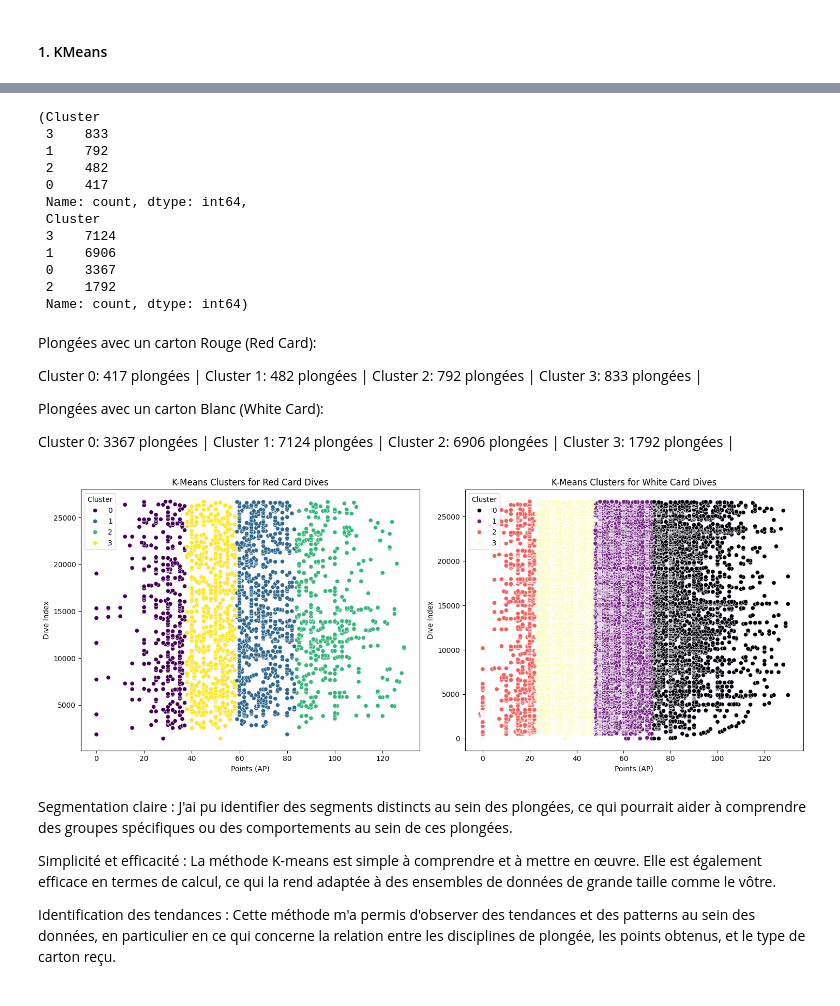
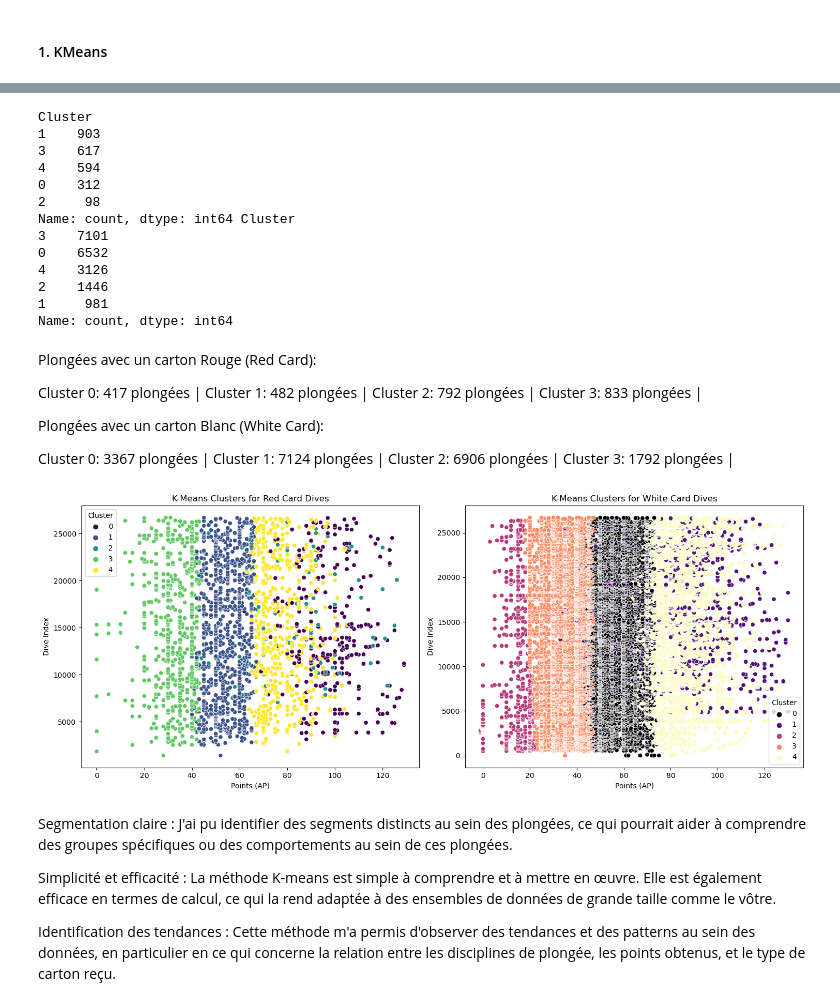
Before and after one commit to ai-mohammed/Projet-Machine-Learning-apn-e, a Jupyter notebook: src/Machine_learning.ipynb, the cells around one changed output, grey strips where cells are left out. Saved outputs shown, nothing was run; the diff lists cells and outputs as text; code cells hidden in the pictures.

```diff
--- a/src/Machine_learning.ipynb
+++ b/src/Machine_learning.ipynb
@@ -22,7 +22,7 @@ from sklearn.linear_model import LogisticRegression
 # %% [markdown]
 ## Load the Dataset
 # %%
-df = pd.read_csv('../../Data/for_ml_df.csv').drop("Unnamed: 0", axis=1)
+df = pd.read_csv('../Data/for_ml_df.csv').drop("Unnamed: 0", axis=1)
 df.head()
 # %% [output]
 |  | Gender_F | Gender_M | Discipline_CNF | Discipline_CWT | Discipline_CWTB | Discipline_FIM | Card_RED | ... |
@@ -130,3 +144,15 @@ There's a moderately negative correlation between Card_WHITE and both Experience
+# %%
+selected_features = [
+    'Discipline_CNF',
+    'Discipline_CWT',
+    'Discipline_CWTB',
+    'Discipline_FIM',
+    'AP',
+    'Month',
+    'Year',
+    'Experience Dive',
+    'Experience Discipline'
+]
 # %% [markdown]
 #### 1. KMeans
 # %%
@@ -173,19 +191,11 @@ wcss_white = kmeans_clustering_and_elbow_plot(white_card_data, features_for_clus
 # %%
+# Filtering data for Red Card and White Card
+red_card_data = df[df['Card_RED'] == 1][selected_features]
+white_card_data = df[df['Card_WHITE'] == 1][selected_features]
 
-# Defining the features for clustering
-features = [
-    'onehotencoder__Discipline_CNF', 'onehotencoder__Discipline_CWT',
-    'onehotencoder__Discipline_CWTB', 'onehotencoder__Discipline_FIM',
-    'remainder__AP'
-]
-
-# Filtering data for Red Card and White Card
-red_card_data = df[df['onehotencoder__Card_RED'] == 1][features]
-white_card_data = df[df['onehotencoder__Card_WHITE'] == 1][features]
-
-# Performing KMeans clustering with k = 4
-kmeans_red = KMeans(n_clusters=4, random_state=0).fit(red_card_data)
-kmeans_white = KMeans(n_clusters=4, random_state=0).fit(white_card_data)
+# Performing KMeans clustering with k = 5
+kmeans_red = KMeans(n_clusters=5, n_init='auto', random_state=42).fit(red_card_data)
+kmeans_white = KMeans(n_clusters=5, n_init='auto', random_state=42).fit(white_card_data)
 
 # Adding cluster labels to the dataframes
 red_card_data['Cluster'] = kmeans_red.labels_
@@ -195,20 +205,21 @@ white_card_data['Cluster'] = kmeans_white.labels_
 red_clusters_summary = red_card_data['Cluster'].value_counts()
 white_clusters_summary = white_card_data['Cluster'].value_counts()
 
-red_clusters_summary, white_clusters_summary
+print(red_clusters_summary, white_clusters_summary)
 # %% [output]
-(Cluster
- 3    833
- 1    792
- 2    482
- 0    417
- Name: count, dtype: int64,
- Cluster
- 3    7124
- 1    6906
- 0    3367
- 2    1792
- Name: count, dtype: int64)
+Cluster
+1    903
+3    617
+4    594
+0    312
+2     98
+Name: count, dtype: int64 Cluster
+3    7101
+0    6532
+4    3126
+2    1446
+1     981
+Name: count, dtype: int64
 # %% [markdown]
 Plongées avec un carton Rouge (Red Card):
 
@@ -226,25 +237,25 @@ Cluster 3: 1792 plongées |
 # %%
 # Plotting the clusters for Red Card and White Card data
 fig, axes = plt.subplots(1, 2, figsize=(15, 6))
 
 # Plot for Red Card data
-sns.scatterplot(ax=axes[0], x=red_card_data['remainder__AP'], y=red_card_data.index,
+sns.scatterplot(ax=axes[0], x=red_card_data['AP'], y=red_card_data.index,
                 hue=red_card_data['Cluster'], palette='viridis', legend='full')
 axes[0].set_title('K-Means Clusters for Red Card Dives')
 axes[0].set_xlabel('Points (AP)')
 axes[0].set_ylabel('Dive Index')
 
 # Plot for White Card data
-sns.scatterplot(ax=axes[1], x=white_card_data['remainder__AP'], y=white_card_data.index,
+sns.scatterplot(ax=axes[1], x=white_card_data['AP'], y=white_card_data.index,
                 hue=white_card_data['Cluster'], palette='magma', legend='full')
 axes[1].set_title('K-Means Clusters for White Card Dives')
 axes[1].set_xlabel('Points (AP)')
 axes[1].set_ylabel('Dive Index')
 
 plt.tight_layout()
 plt.show()
 # %% [output]
-[figure, old version]
+[figure, new version]
 # %% [markdown]
 Segmentation claire : J'ai pu identifier des segments distincts au sein des plongées, ce qui pourrait aider à comprendre des groupes spécifiques ou des comportements au sein de ces plongées.
 
```
Also changed, not shown: parts of 19 cells of this notebook.
